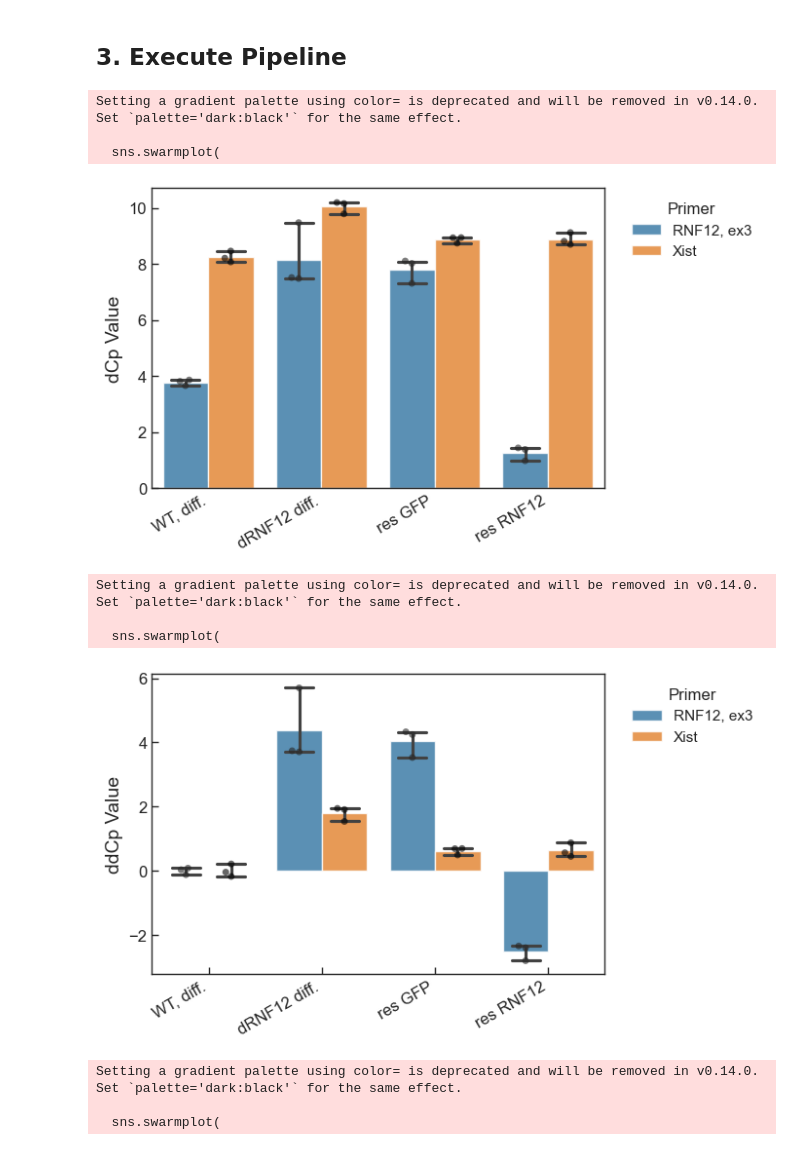
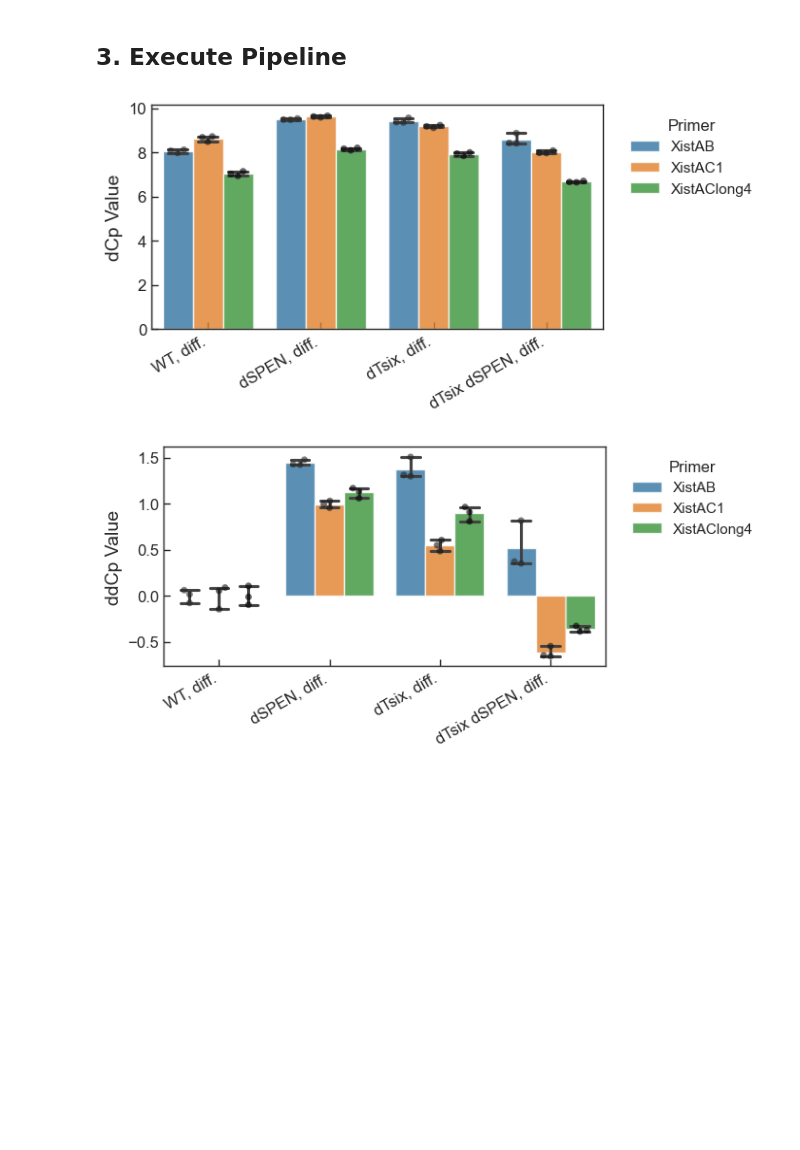
Before and after one commit to Guoming-Gao/GG-general-GuttmanLab, a Jupyter notebook: analysis_pipelines/qpcr/nb_qPCR_consolidated.ipynb, the cells around one changed output. Cells and saved outputs as stored; diff of their text form; code cells hidden in the pictures; blank space fills up the shorter version.

```diff
--- a/analysis_pipelines/qpcr/nb_qPCR_consolidated.ipynb
+++ b/analysis_pipelines/qpcr/nb_qPCR_consolidated.ipynb
@@ -173,22 +219,26 @@ def plot_final_results(df, target_primers, condition_order, primer_order, save_t
 # %% [markdown]
 ## 3. Execute Pipeline
 # %%
-data_dir = "/Volumes/guttman/users/gmgao/Data_qPCR/20260115-3exps"
+data_dir = "/Volumes/guttman/users/gmgao/Data_qPCR/20260131-dTsix series dRex1 series MultiXist"
 
-rnf_df, rnf_primers = process_qpcr_csv(os.path.join(data_dir, "20260115-RNF12rescue.csv"))
-plot_final_results(rnf_df, rnf_primers,
-                   condition_order=["WT, diff.", "dRNF12 diff.", "res GFP", "res RNF12"],
-                   primer_order=["RNF12, ex3", "Xist"],
-                   save_tag="RNF12rescue20260115", save_folder=data_dir)
+df, primers = process_qpcr_csv(os.path.join(data_dir, "20260131-dTsixSeries.csv"))
+plot_final_results(
+    df,
+    primers,
+    condition_order=[
+        "WT, diff.",
+        "dSPEN, diff.",
+        "dTsix, diff.",
+        "dTsix dSPEN, diff.",
+    ],
+    primer_order=[
+        "XistAB",
+        "XistAC1",
+        "XistAClong4",
+    ],
+    save_tag="dTsixSeries_MultiXist",
+    save_folder=data_dir,
+)
 # %% [output]
-Setting a gradient palette using color= is deprecated and will be removed in v0.14.0. Set `palette='dark:black'` for the same effect.
-
-  sns.swarmplot(
-[figure, old version]
+[figure, new version]
-Setting a gradient palette using color= is deprecated and will be removed in v0.14.0. Set `palette='dark:black'` for the same effect.
-
-  sns.swarmplot(
-[figure, old version]
+[figure, new version]
-Setting a gradient palette using color= is deprecated and will be removed in v0.14.0. Set `palette='dark:black'` for the same effect.
-
-  sns.swarmplot(
```
Also changed, not shown: parts of 2 cells of this notebook.
